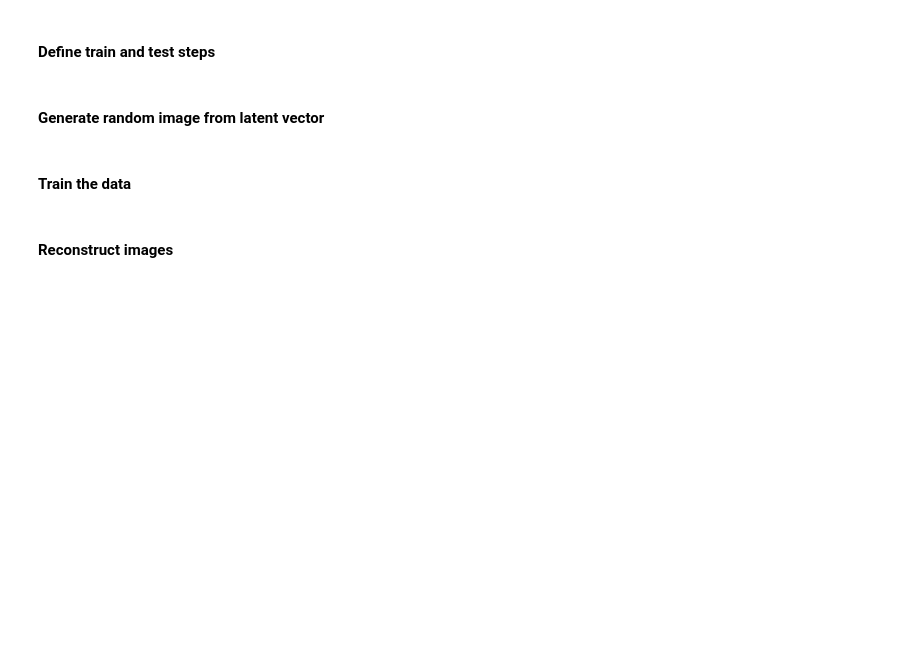
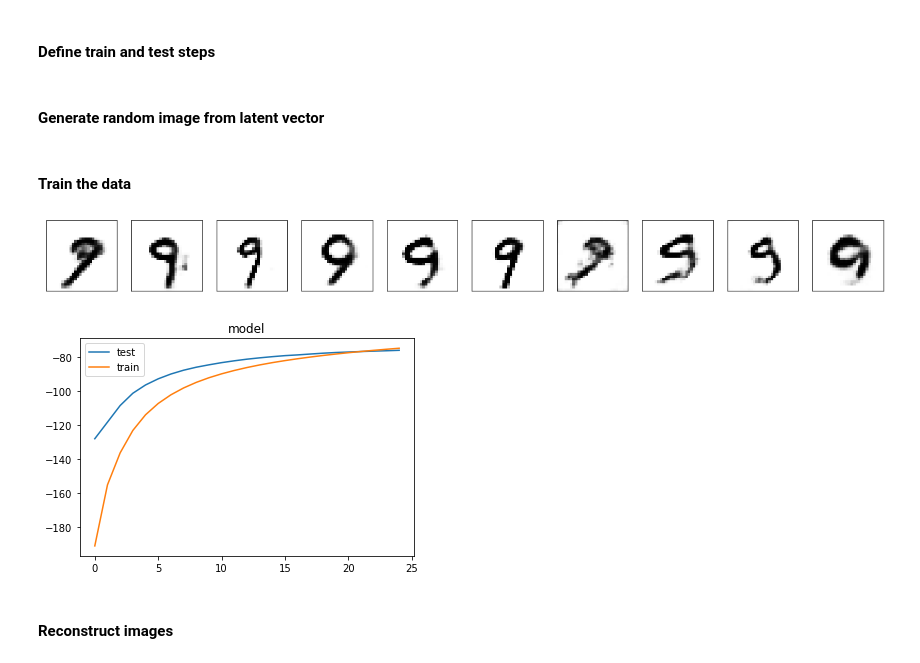
Before and after one commit to lorenzosintini/4YP, a Jupyter notebook: CVAE_MNIST_Numbers.ipynb, the cells around one changed output. Drawn from its saved outputs; the diff is of its cells as text; code cells hidden in the pictures; blank space fills up the shorter version.

```diff
--- a/CVAE_MNIST_Numbers.ipynb
+++ b/CVAE_MNIST_Numbers.ipynb
@@ -220,43 +224,46 @@ x_train_3, y_train_3, x_test_3, y_test_3, train_dataset_3, test_dataset_3 = setu
 x_train_4, y_train_4, x_test_4, y_test_4, train_dataset_4, test_dataset_4 = setup_dataset(x_train, y_train, x_test, y_test, chosen_classes=[4])
 x_train_5, y_train_5, x_test_5, y_test_5, train_dataset_5, test_dataset_5 = setup_dataset(x_train, y_train, x_test, y_test, chosen_classes=[5])
 x_train_6, y_train_6, x_test_6, y_test_6, train_dataset_6, test_dataset_6 = setup_dataset(x_train, y_train, x_test, y_test, chosen_classes=[6])
 x_train_7, y_train_7, x_test_7, y_test_7, train_dataset_7, test_dataset_7 = setup_dataset(x_train, y_train, x_test, y_test, chosen_classes=[7])
 x_train_8, y_train_8, x_test_8, y_test_8, train_dataset_8, test_dataset_8 = setup_dataset(x_train, y_train, x_test, y_test, chosen_classes=[8])
 x_train_9, y_train_9, x_test_9, y_test_9, train_dataset_9, test_dataset_9 = setup_dataset(x_train, y_train, x_test, y_test, chosen_classes=[9])
 
 z_size = 10
 model_0 = CVAE(z_size)
 model_1 = CVAE(z_size)
 model_2 = CVAE(z_size)
 model_3 = CVAE(z_size)
 model_4 = CVAE(z_size)
 model_5 = CVAE(z_size)
 model_6 = CVAE(z_size)
 model_7 = CVAE(z_size)
 model_8 = CVAE(z_size)
 model_9 = CVAE(z_size)
 
 model_dict = {'0' : model_0,
               '1' : model_1,
 		          '2' : model_2,
               '3' : model_3,
               '4' : model_4,
               '5' : model_5,
               '6' : model_6,
               '7' : model_7,
               '8' : model_8,
               '9' : model_9,}
 
-train_test_dataset(model_0, train_dataset_0, test_dataset_0, 50, generate=True)
-train_test_dataset(model_1, train_dataset_1, test_dataset_1, 50, generate=True)
-train_test_dataset(model_2, train_dataset_2, test_dataset_2, 50, generate=True)
-train_test_dataset(model_3, train_dataset_3, test_dataset_3, 50, generate=True)
-train_test_dataset(model_4, train_dataset_4, test_dataset_4, 50, generate=True)
-train_test_dataset(model_5, train_dataset_5, test_dataset_5, 50, generate=True)
-train_test_dataset(model_6, train_dataset_6, test_dataset_6, 50, generate=True)
-train_test_dataset(model_7, train_dataset_7, test_dataset_7, 50, generate=True)
-train_test_dataset(model_8, train_dataset_8, test_dataset_8, 50, generate=True)
-train_test_dataset(model_9, train_dataset_9, test_dataset_9, 50, generate=True)
+train_test_dataset(model_0, train_dataset_0, test_dataset_0, 25, generate=True)
+train_test_dataset(model_1, train_dataset_1, test_dataset_1, 25, generate=True)
+train_test_dataset(model_2, train_dataset_2, test_dataset_2, 25, generate=True)
+train_test_dataset(model_3, train_dataset_3, test_dataset_3, 25, generate=True)
+train_test_dataset(model_4, train_dataset_4, test_dataset_4, 25, generate=True)
+train_test_dataset(model_5, train_dataset_5, test_dataset_5, 25, generate=True)
+train_test_dataset(model_6, train_dataset_6, test_dataset_6, 25, generate=True)
+train_test_dataset(model_7, train_dataset_7, test_dataset_7, 25, generate=True)
+train_test_dataset(model_8, train_dataset_8, test_dataset_8, 25, generate=True)
+train_test_dataset(model_9, train_dataset_9, test_dataset_9, 25, generate=True)
+# %% [output]
+[figure, added]
+[figure, added]
 # %% [markdown]
 #### Reconstruct images
 # %%
```
Also changed, not shown: parts of 9 cells of this notebook.
